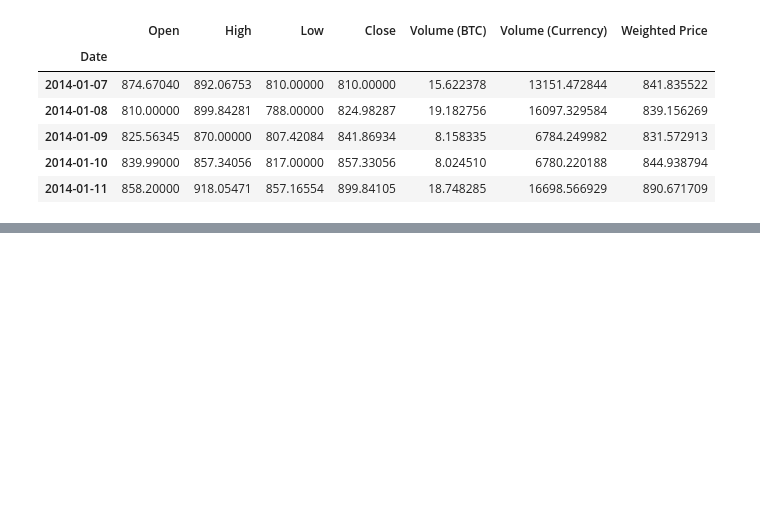
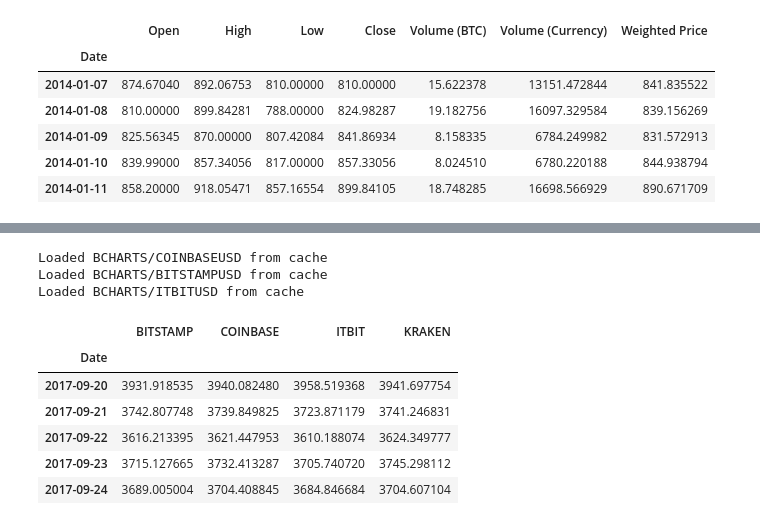
Before and after one commit to aspiringfastlaner/W-GITSYNCH, a Jupyter notebook: BTC.ipynb, the cells around one changed output, grey strips where cells are left out. Saved outputs shown, nothing was run; the diff lists cells and outputs as text; code cells hidden in the pictures; blank space fills up the shorter version.

```diff
--- a/BTC.ipynb
+++ b/BTC.ipynb
@@ -42,0 +48,37 @@ btc_usd_price_kraken.head()
+# %%
+# Pull pricing data for 3 more BTC exchanges
+exchanges = ['COINBASE','BITSTAMP','ITBIT']
+
+exchange_data = {}
+
+exchange_data['KRAKEN'] = btc_usd_price_kraken
+
+for exchange in exchanges:
+    exchange_code = 'BCHARTS/{}USD'.format(exchange)
+    btc_exchange_df = get_quandl_data(exchange_code)
+    exchange_data[exchange] = btc_exchange_df
+# %% [output]
+Loaded BCHARTS/COINBASEUSD from cache
+Loaded BCHARTS/BITSTAMPUSD from cache
+Loaded BCHARTS/ITBITUSD from cache
+# %%
+def merge_dfs_on_column(dataframes, labels, col):
+    '''Merge a single column of each dataframe into a new combined dataframe'''
+    series_dict = {}
+    for index in range(len(dataframes)):
+        series_dict[labels[index]] = dataframes[index][col]
+
+    return pd.DataFrame(series_dict)
+# %%
+# Merge the BTC price dataseries' into a single dataframe
+btc_usd_datasets = merge_dfs_on_column(list(exchange_data.values()), list(exchange_data.keys()), 'Weighted Price')
+# %%
+btc_usd_datasets.tail()
+# %% [output]
+|  | BITSTAMP | COINBASE | ITBIT | KRAKEN |
+| Date |  |  |  |  |
+| 2017-09-20 | 3931.918535 | 3940.082480 | 3958.519368 | 3941.697754 |
+| 2017-09-21 | 3742.807748 | 3739.849825 | 3723.871179 | 3741.246831 |
+| 2017-09-22 | 3616.213395 | 3621.447953 | 3610.188074 | 3624.349777 |
+| 2017-09-23 | 3715.127665 | 3732.413287 | 3705.740720 | 3745.298112 |
+| 2017-09-24 | 3689.005004 | 3704.408845 | 3684.846684 | 3704.607104 |
```
Also changed, not shown: parts of 11 cells of this notebook.
